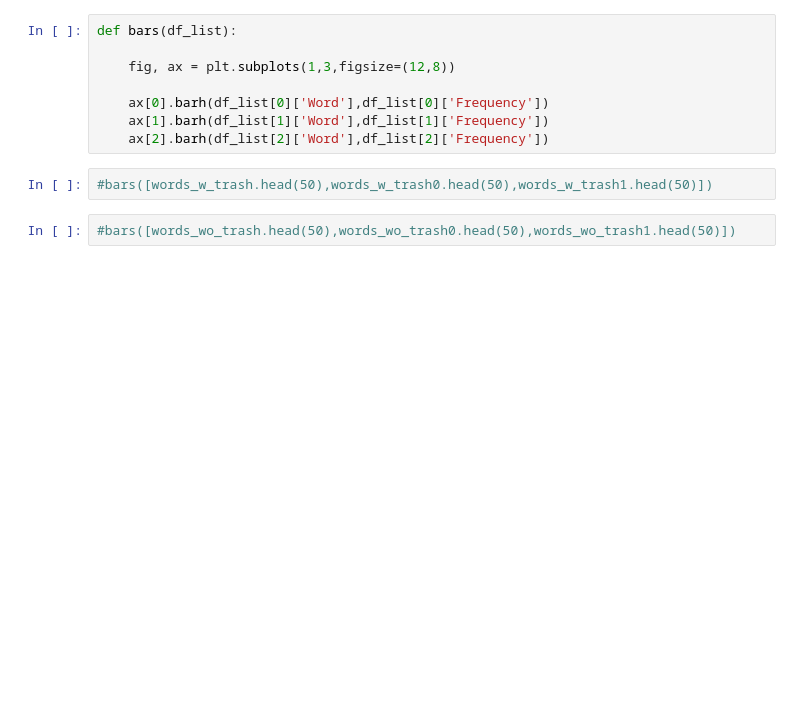
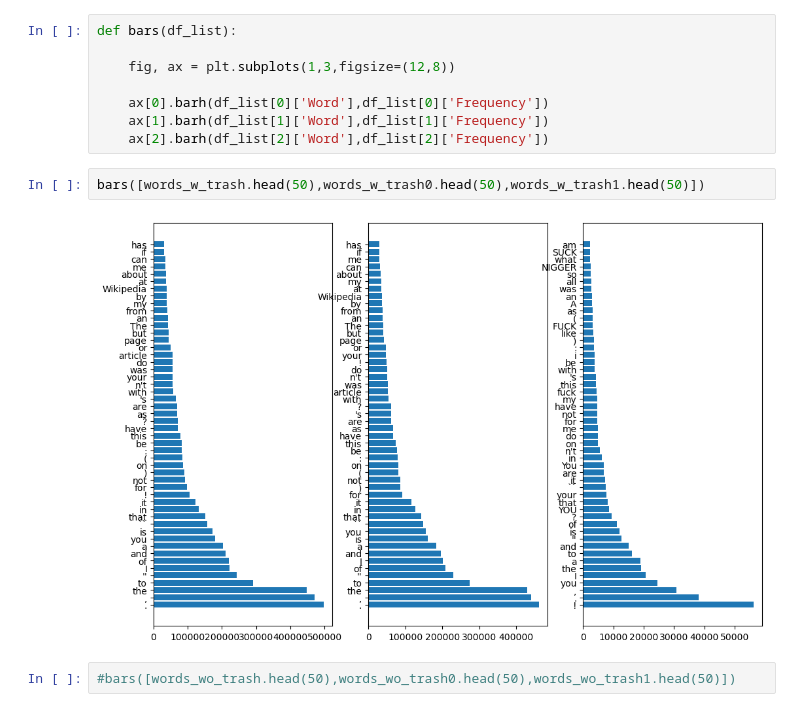
Before and after one commit to green-igor/wiki, a Jupyter notebook: wikiki (1).ipynb, the cells around one changed output. Saved outputs shown, nothing was run; the diff lists cells and outputs as text; blank space fills up the shorter version.

```diff
--- a/wikiki (1).ipynb
+++ b/wikiki (1).ipynb
@@ -410,7 +376,9 @@ def bars(df_list):
     ax[1].barh(df_list[1]['Word'],df_list[1]['Frequency'])
     ax[2].barh(df_list[2]['Word'],df_list[2]['Frequency'])
 # %%
-#bars([words_w_trash.head(50),words_w_trash0.head(50),words_w_trash1.head(50)])
+bars([words_w_trash.head(50),words_w_trash0.head(50),words_w_trash1.head(50)])
+# %% [output]
+[figure, added]
 # %%
 #bars([words_wo_trash.head(50),words_wo_trash0.head(50),words_wo_trash1.head(50)])
 # %%
```
Also changed, not shown: parts of 60 cells of this notebook.
